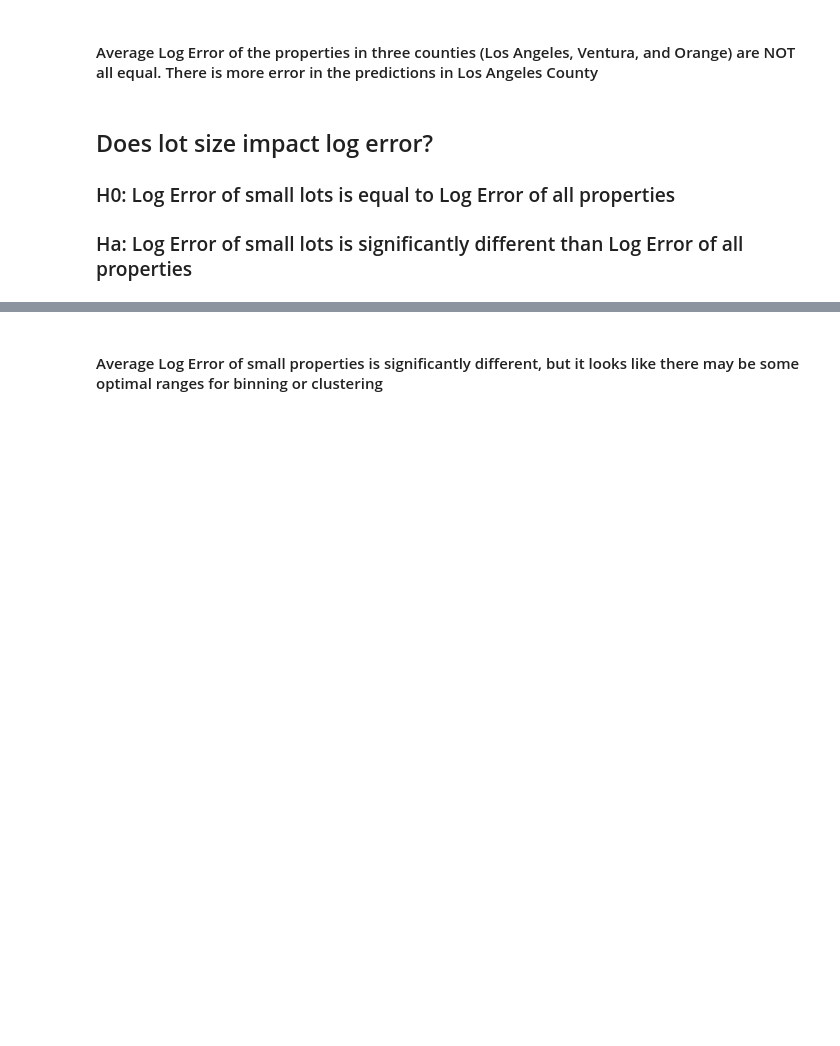
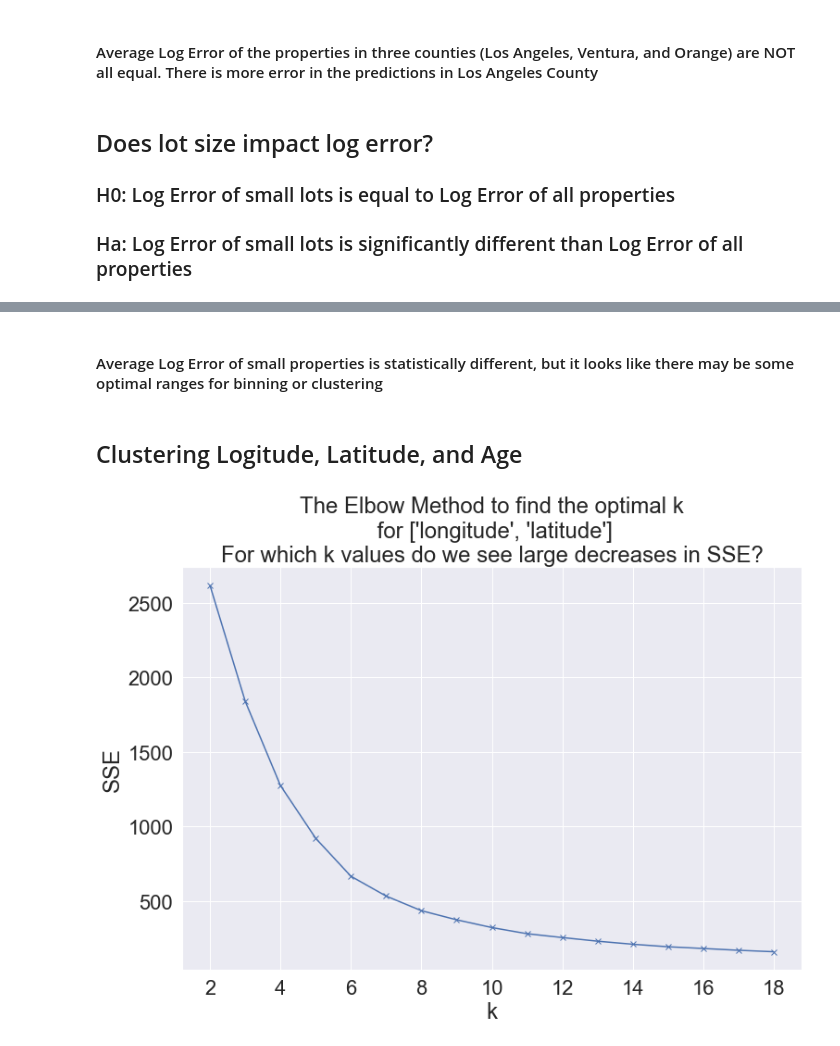
Before and after one commit to Codeup-Joe-Dan/zillow_clustering, a Jupyter notebook: final_notebook.ipynb, the cells around one changed output, grey strips where cells are left out. Cells and saved outputs as stored; diff of their text form; code cells hidden in the pictures; blank space fills up the shorter version.

Commit message:
final report complete through explore

```diff
--- a/final_notebook.ipynb
+++ b/final_notebook.ipynb
@@ -140,2 +151,11 @@ We reject the Null Hypothesis
 # %% [markdown]
-####  Average Log Error of small properties is significantly different, but it looks like there may be some optimal ranges for binning or clustering
+####  Average Log Error of small properties is statistically different, but it looks like there may be some optimal ranges for binning or clustering
+# %% [markdown]
+## Clustering Logitude, Latitude, and Age
+# %%
+# create features for cluster
+cluster_vars = ['longitude','latitude']
+
+explore.find_k(train, cluster_vars)
+# %% [output]
+[figure, added]
```
Also changed, not shown: parts of 22 cells of this notebook, 3 other files.
